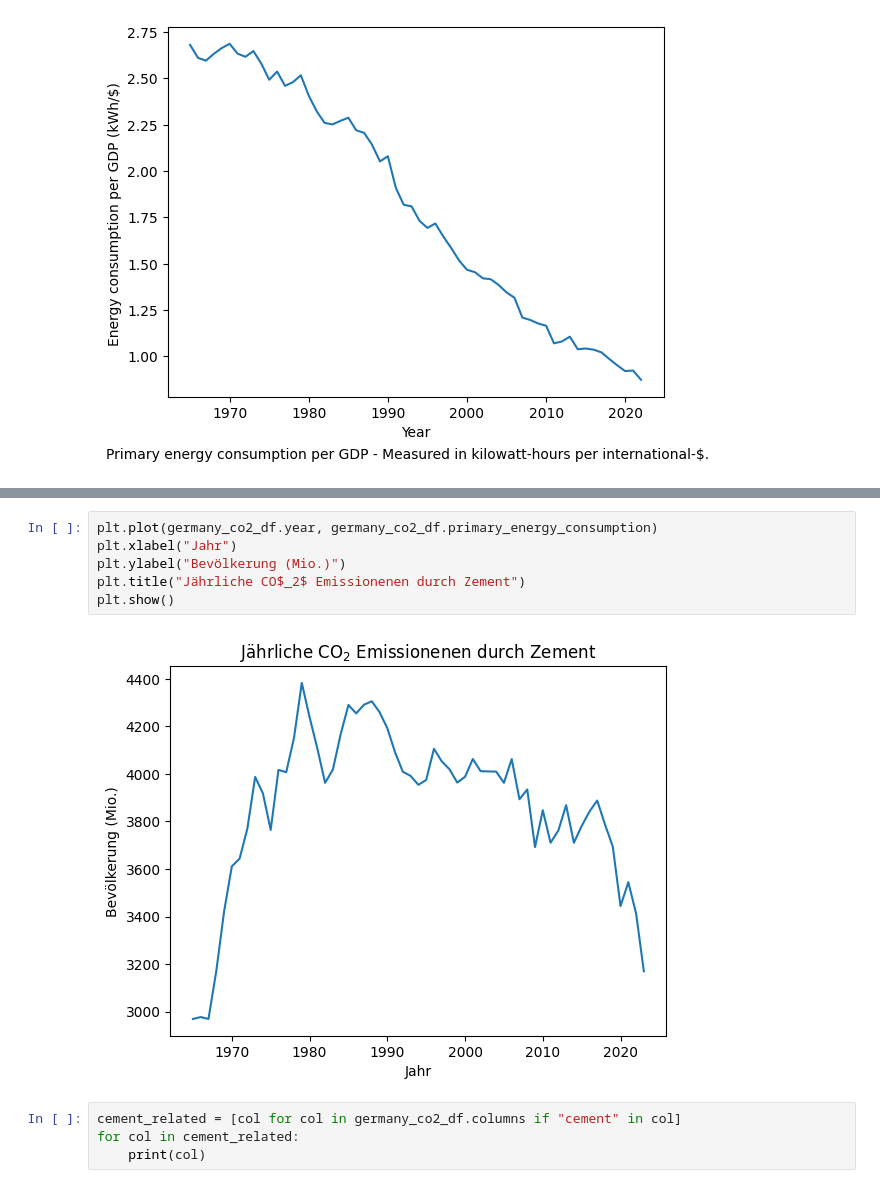
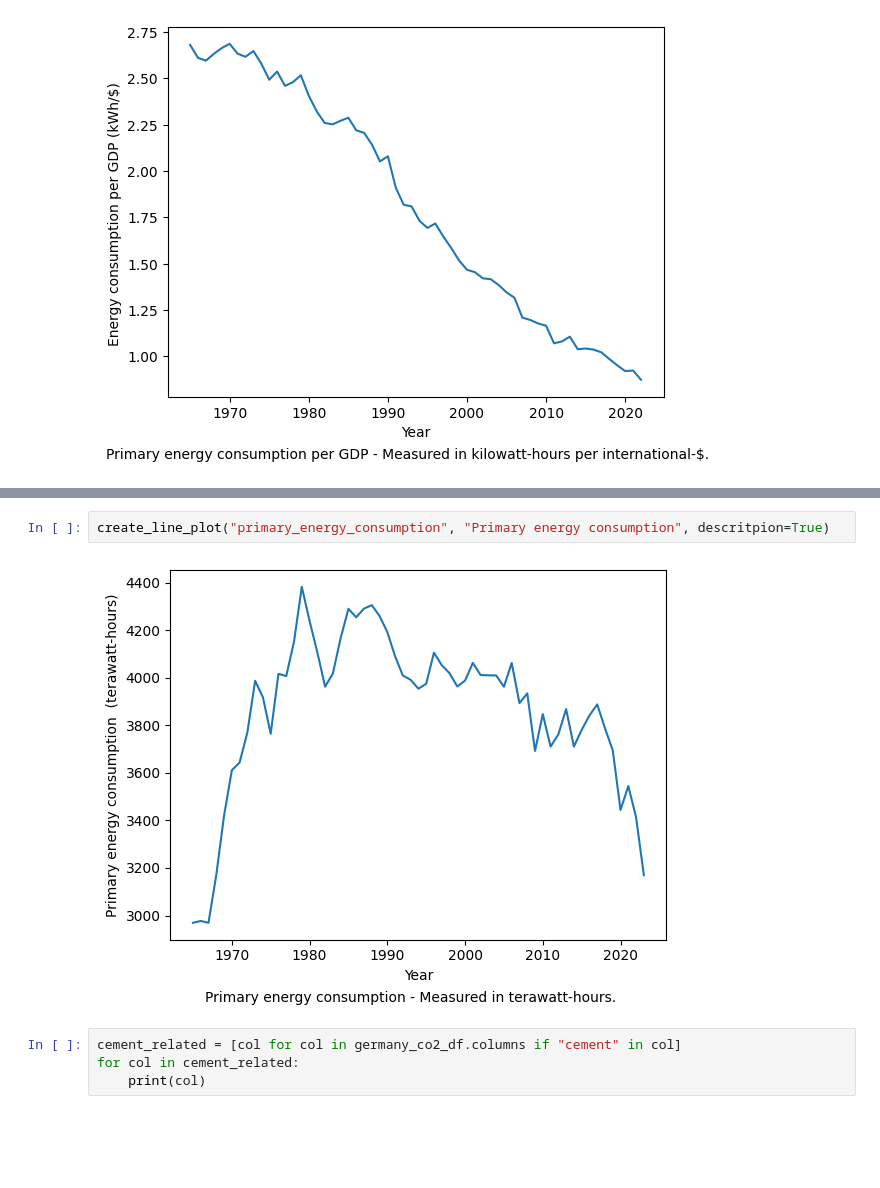
Before and after one commit to schlsimo/co2_case_study, a Jupyter notebook: code/analysis.ipynb, the cells around one changed output, grey strips where cells are left out. Saved outputs shown, nothing was run; the diff lists cells and outputs as text; blank space fills up the shorter version.

```diff
--- a/code/analysis.ipynb
+++ b/code/analysis.ipynb
@@ -148,11 +140,7 @@ plt.show()
-# %%
-plt.plot(germany_co2_df.year, germany_co2_df.primary_energy_consumption)
-plt.xlabel("Jahr")
-plt.ylabel("Bevölkerung (Mio.)")
-plt.title("Jährliche CO$_2$ Emissionenen durch Zement")
-plt.show()
-# %% [output]
-[figure, removed]
+# %%
+create_line_plot("primary_energy_consumption", "Primary energy consumption", descritpion=True)
+# %% [output]
+[figure, added]
 # %%
 cement_related = [col for col in germany_co2_df.columns if "cement" in col]
 for col in cement_related:
```
Also changed, not shown: parts of 5 cells of this notebook.
